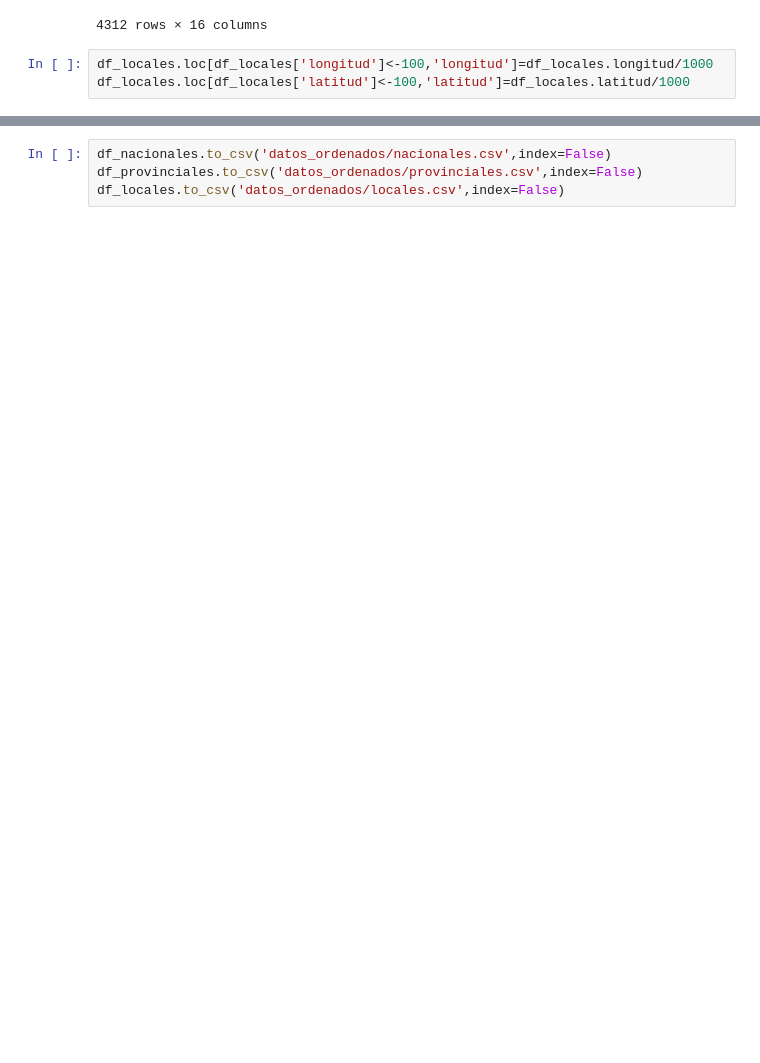
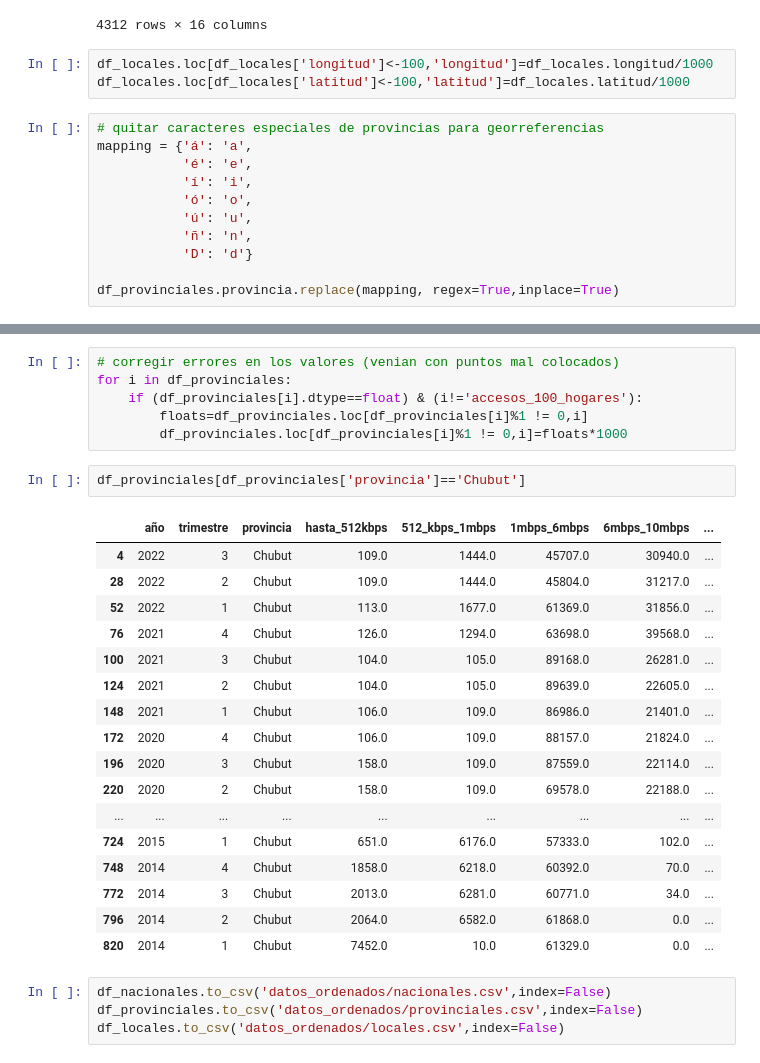
Before and after one commit to frangr94/pi_data_analyst, a Jupyter notebook: ingesta_pandas.ipynb, the cells around one changed output, grey strips where cells are left out. Cells and saved outputs as stored; diff of their text form; blank space fills up the shorter version.

Commit message:
errores en datos corregidos

```diff
--- a/ingesta_pandas.ipynb
+++ b/ingesta_pandas.ipynb
@@ -77,3 +78,14 @@ df_locales.rename(columns={'latitud':'latitude','longitud':'longitude'})
 # %%
 df_locales.loc[df_locales['longitud']<-100,'longitud']=df_locales.longitud/1000
 df_locales.loc[df_locales['latitud']<-100,'latitud']=df_locales.latitud/1000
+# %%
+# quitar caracteres especiales de provincias para georreferencias
+mapping = {'á': 'a',
+           'é': 'e',
+           'í': 'i',
+           'ó': 'o',
+           'ú': 'u',
+           'ñ': 'n',
+           'D': 'd'}
+
+df_provinciales.provincia.replace(mapping, regex=True,inplace=True)
@@ -80,3 +112,29 @@ df_locales.loc[df_locales['latitud']<-100,'latitud']=df_locales.latitud/1000
+# %%
+# corregir errores en los valores (venian con puntos mal colocados)
+for i in df_provinciales:
+    if (df_provinciales[i].dtype==float) & (i!='accesos_100_hogares'):
+        floats=df_provinciales.loc[df_provinciales[i]%1 != 0,i]
+        df_provinciales.loc[df_provinciales[i]%1 != 0,i]=floats*1000
+# %%
+df_provinciales[df_provinciales['provincia']=='Chubut']
+# %% [output]
+|  | año | trimestre | provincia | hasta_512kbps | 512_kbps_1mbps | 1mbps_6mbps | 6mbps_10mbps | ... |
+| 4 | 2022 | 3 | Chubut | 109.0 | 1444.0 | 45707.0 | 30940.0 | ... |
+| 28 | 2022 | 2 | Chubut | 109.0 | 1444.0 | 45804.0 | 31217.0 | ... |
+| 52 | 2022 | 1 | Chubut | 113.0 | 1677.0 | 61369.0 | 31856.0 | ... |
+| 76 | 2021 | 4 | Chubut | 126.0 | 1294.0 | 63698.0 | 39568.0 | ... |
+| 100 | 2021 | 3 | Chubut | 104.0 | 105.0 | 89168.0 | 26281.0 | ... |
+| 124 | 2021 | 2 | Chubut | 104.0 | 105.0 | 89639.0 | 22605.0 | ... |
+| 148 | 2021 | 1 | Chubut | 106.0 | 109.0 | 86986.0 | 21401.0 | ... |
+| 172 | 2020 | 4 | Chubut | 106.0 | 109.0 | 88157.0 | 21824.0 | ... |
+| 196 | 2020 | 3 | Chubut | 158.0 | 109.0 | 87559.0 | 22114.0 | ... |
+| 220 | 2020 | 2 | Chubut | 158.0 | 109.0 | 69578.0 | 22188.0 | ... |
+| ... | ... | ... | ... | ... | ... | ... | ... | ... |
+| 724 | 2015 | 1 | Chubut | 651.0 | 6176.0 | 57333.0 | 102.0 | ... |
+| 748 | 2014 | 4 | Chubut | 1858.0 | 6218.0 | 60392.0 | 70.0 | ... |
+| 772 | 2014 | 3 | Chubut | 2013.0 | 6281.0 | 60771.0 | 34.0 | ... |
+| 796 | 2014 | 2 | Chubut | 2064.0 | 6582.0 | 61868.0 | 0.0 | ... |
+| 820 | 2014 | 1 | Chubut | 7452.0 | 10.0 | 61329.0 | 0.0 | ... |
 # %%
 df_nacionales.to_csv('datos_ordenados/nacionales.csv',index=False)
 df_provinciales.to_csv('datos_ordenados/provinciales.csv',index=False)
```
Also changed, not shown: parts of 3 cells of this notebook, 4 other files.
